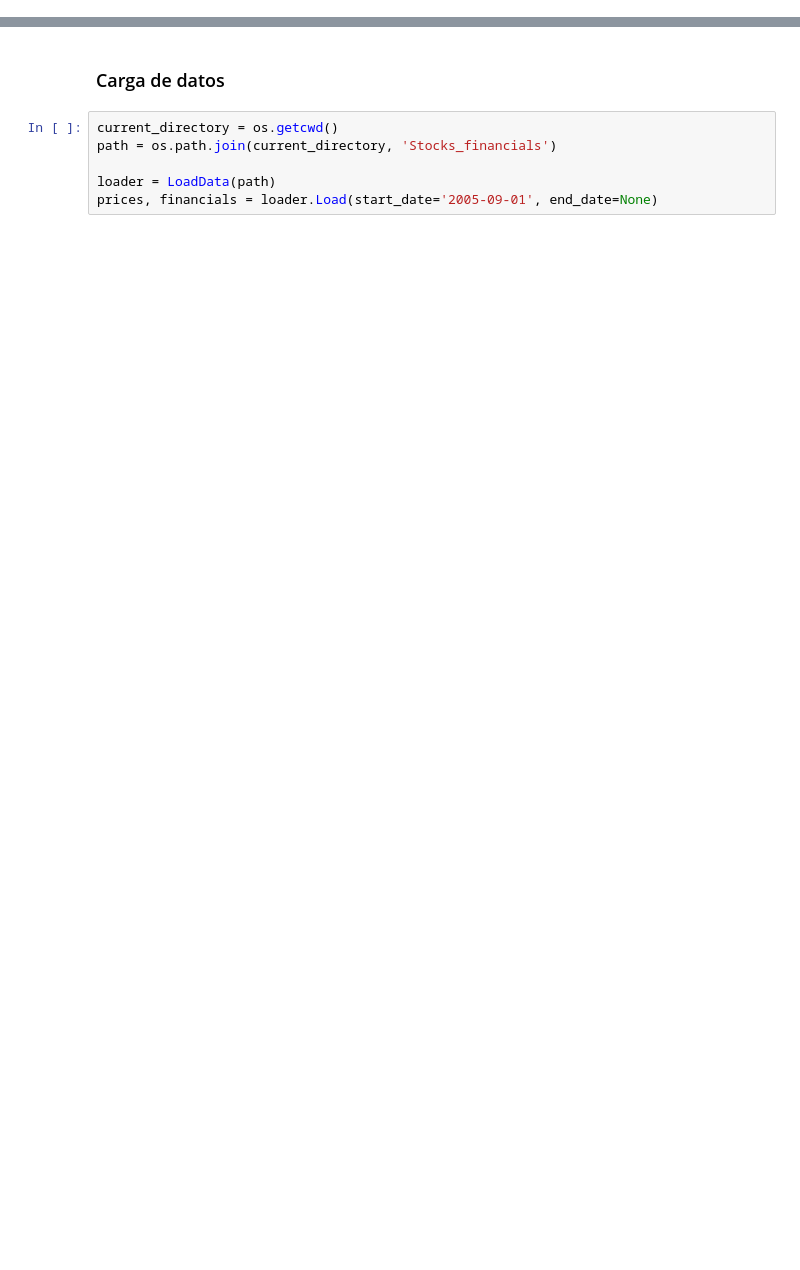
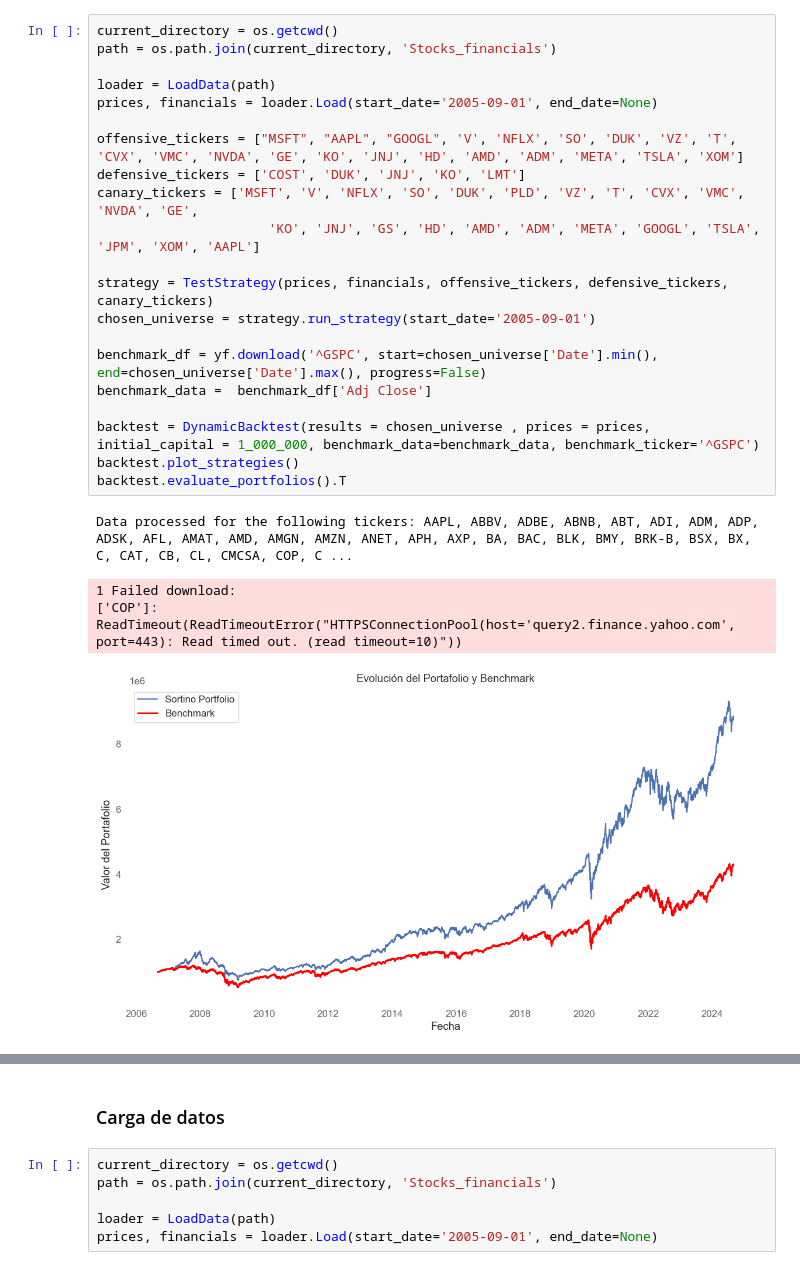
Before and after one commit to Luis1Soto/New_Asset_Allocation, a Jupyter notebook: Notebook.ipynb, the cells around one changed output, grey strips where cells are left out. Cells and saved outputs as stored; diff of their text form; blank space fills up the shorter version.

```diff
--- a/Notebook.ipynb
+++ b/Notebook.ipynb
@@ -10,0 +12,26 @@ import matplotlib.pyplot as plt
+# %%
+current_directory = os.getcwd()
+path = os.path.join(current_directory, 'Stocks_financials')
+
+loader = LoadData(path)
+prices, financials = loader.Load(start_date='2005-09-01', end_date=None)
+
+offensive_tickers = ["MSFT", "AAPL", "GOOGL", 'V', 'NFLX', 'SO', 'DUK', 'VZ', 'T', 'CVX', 'VMC', 'NVDA', 'GE', 'KO', 'JNJ', 'HD', 'AMD', 'ADM', 'META', 'TSLA', 'XOM']
+defensive_tickers = ['COST', 'DUK', 'JNJ', 'KO', 'LMT']
+canary_tickers = ['MSFT', 'V', 'NFLX', 'SO', 'DUK', 'PLD', 'VZ', 'T', 'CVX', 'VMC', 'NVDA', 'GE',
+                      'KO', 'JNJ', 'GS', 'HD', 'AMD', 'ADM', 'META', 'GOOGL', 'TSLA', 'JPM', 'XOM', 'AAPL']
+
+strategy = TestStrategy(prices, financials, offensive_tickers, defensive_tickers, canary_tickers)
+chosen_universe = strategy.run_strategy(start_date='2005-09-01')
+
+benchmark_df = yf.download('^GSPC', start=chosen_universe['Date'].min(), end=chosen_universe['Date'].max(), progress=False)
+benchmark_data =  benchmark_df['Adj Close']
+
+backtest = DynamicBacktest(results = chosen_universe , prices = prices, initial_capital = 1_000_000, benchmark_data=benchmark_data, benchmark_ticker='^GSPC')
+backtest.plot_strategies()
+backtest.evaluate_portfolios().T
+# %% [output]
+Data processed for the following tickers: AAPL, ABBV, ADBE, ABNB, ABT, ADI, ADM, ADP, ADSK, AFL, AMAT, AMD, AMGN, AMZN, ANET, APH, AXP, BA, BAC, BLK, BMY, BRK-B, BSX, BX, C, CAT, CB, CL, CMCSA, COP, C ...
+1 Failed download:
+['COP']: ReadTimeout(ReadTimeoutError("HTTPSConnectionPool(host='query2.finance.yahoo.com', port=443): Read timed out. (read timeout=10)"))
+[figure, added]
```
Also changed, not shown: parts of 10 cells of this notebook, 1 other file.
